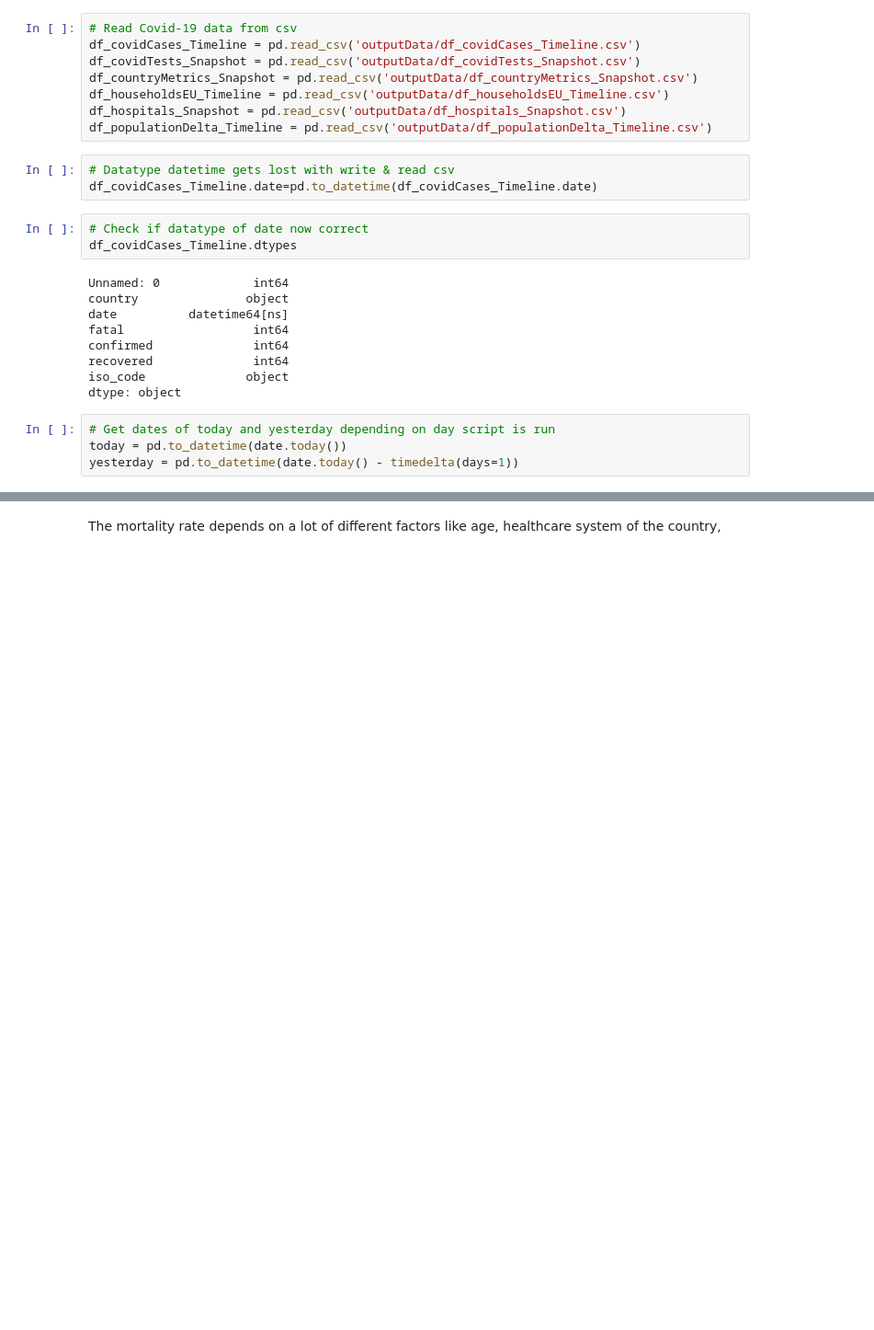
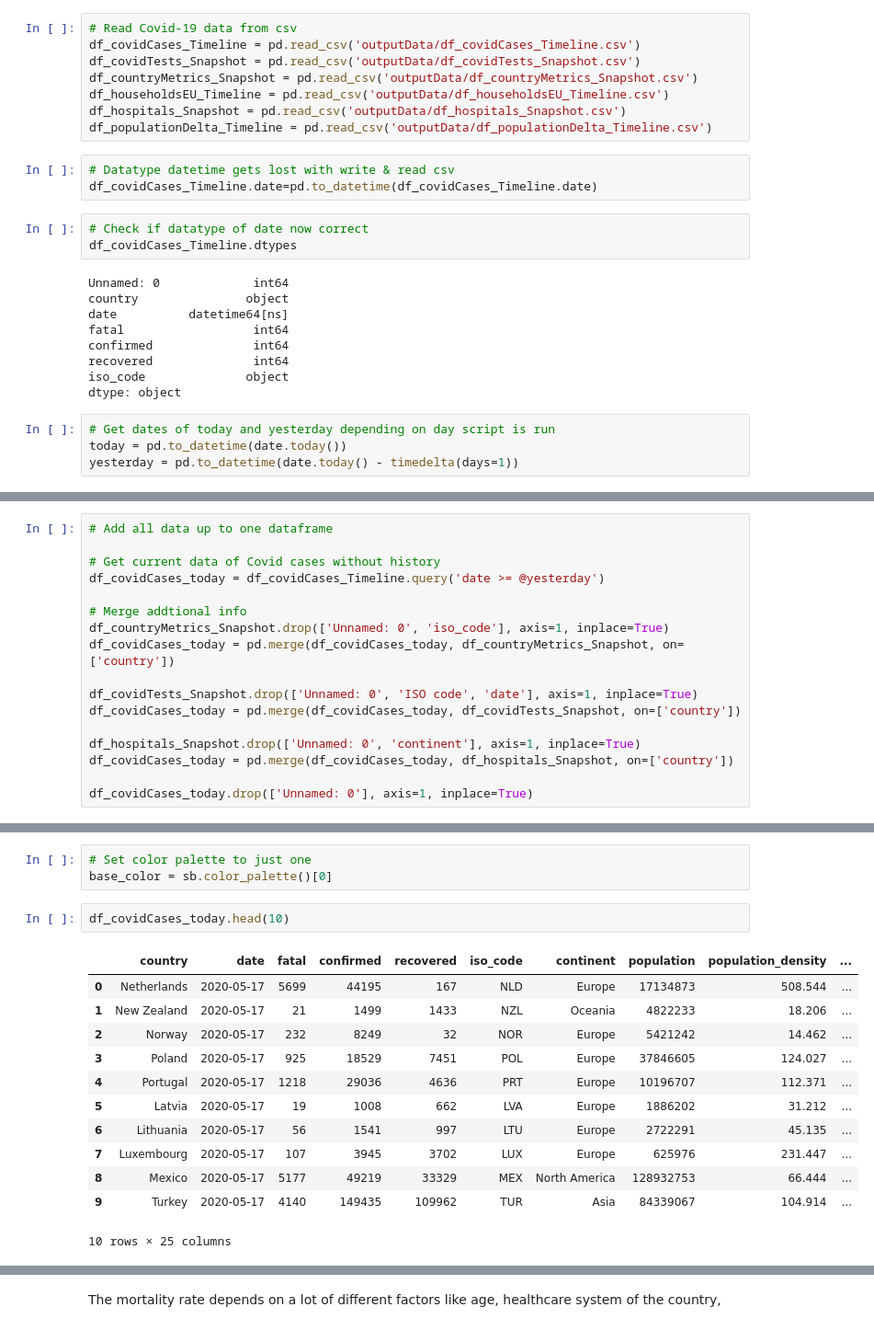
Before and after one commit to AtulSingh-Emyre/AnalysisCovid19, a Jupyter notebook: exploration_Covid19.ipynb, the cells around one changed output, grey strips where cells are left out. Shown at 92% size. Saved outputs shown, nothing was run; the diff lists cells and outputs as text; blank space fills up the shorter version.

```diff
--- a/exploration_Covid19.ipynb
+++ b/exploration_Covid19.ipynb
@@ -118,0 +111,17 @@ See the caveats in the documentation: https://pandas.pydata.org/pandas-docs/stab
+# %%
+# Add all data up to one dataframe
+
+# Get current data of Covid cases without history
+df_covidCases_today = df_covidCases_Timeline.query('date >= @yesterday')
+
+# Merge addtional info
+df_countryMetrics_Snapshot.drop(['Unnamed: 0', 'iso_code'], axis=1, inplace=True)
+df_covidCases_today = pd.merge(df_covidCases_today, df_countryMetrics_Snapshot, on=['country'])
+
+df_covidTests_Snapshot.drop(['Unnamed: 0', 'ISO code', 'date'], axis=1, inplace=True)
+df_covidCases_today = pd.merge(df_covidCases_today, df_covidTests_Snapshot, on=['country'])
+
+df_hospitals_Snapshot.drop(['Unnamed: 0', 'continent'], axis=1, inplace=True)
+df_covidCases_today = pd.merge(df_covidCases_today, df_hospitals_Snapshot, on=['country'])
+
+df_covidCases_today.drop(['Unnamed: 0'], axis=1, inplace=True)
@@ -118,0 +136,18 @@ See the caveats in the documentation: https://pandas.pydata.org/pandas-docs/stab
+# %%
+# Set color palette to just one
+base_color = sb.color_palette()[0]
+# %%
+df_covidCases_today.head(10)
+# %% [output]
+|  | country | date | fatal | confirmed | recovered | iso_code | continent | population | population_density | ... |
+| 0 | Netherlands | 2020-05-17 | 5699 | 44195 | 167 | NLD | Europe | 17134873 | 508.544 | ... |
+| 1 | New Zealand | 2020-05-17 | 21 | 1499 | 1433 | NZL | Oceania | 4822233 | 18.206 | ... |
+| 2 | Norway | 2020-05-17 | 232 | 8249 | 32 | NOR | Europe | 5421242 | 14.462 | ... |
+| 3 | Poland | 2020-05-17 | 925 | 18529 | 7451 | POL | Europe | 37846605 | 124.027 | ... |
+| 4 | Portugal | 2020-05-17 | 1218 | 29036 | 4636 | PRT | Europe | 10196707 | 112.371 | ... |
+| 5 | Latvia | 2020-05-17 | 19 | 1008 | 662 | LVA | Europe | 1886202 | 31.212 | ... |
+| 6 | Lithuania | 2020-05-17 | 56 | 1541 | 997 | LTU | Europe | 2722291 | 45.135 | ... |
+| 7 | Luxembourg | 2020-05-17 | 107 | 3945 | 3702 | LUX | Europe | 625976 | 231.447 | ... |
+| 8 | Mexico | 2020-05-17 | 5177 | 49219 | 33329 | MEX | North America | 128932753 | 66.444 | ... |
+| 9 | Turkey | 2020-05-17 | 4140 | 149435 | 109962 | TUR | Asia | 84339067 | 104.914 | ... |
+10 rows × 25 columns
```
Also changed, not shown: parts of 24 cells of this notebook.
